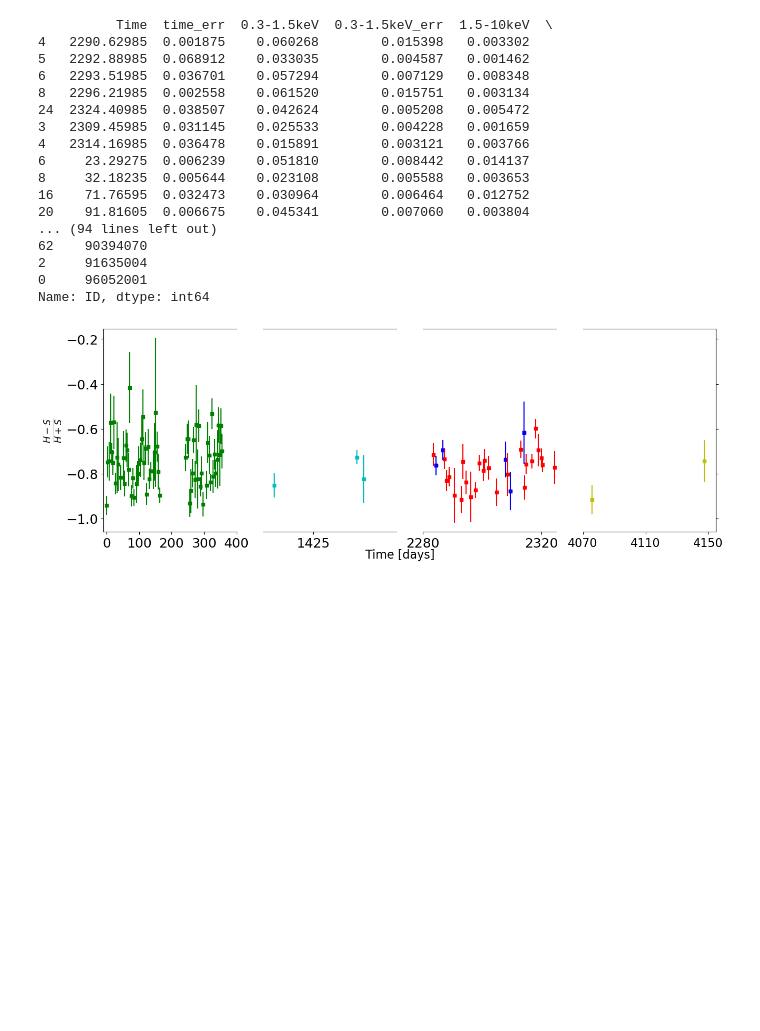
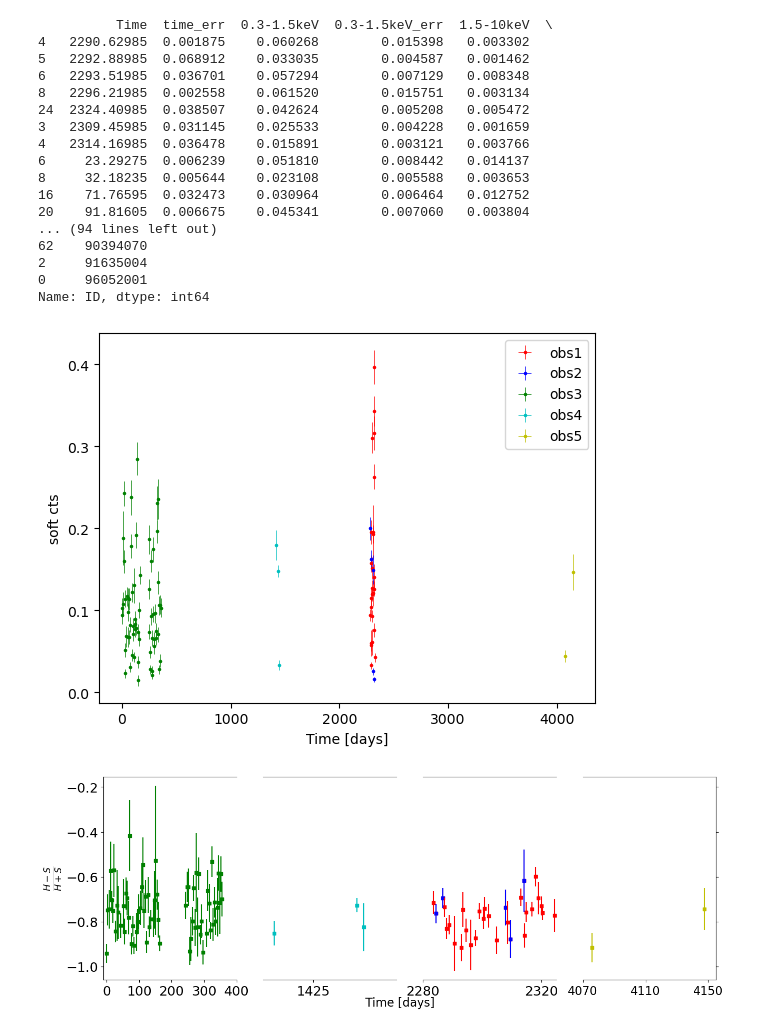
Before and after one commit to martapisci/IRAS_13224-3809, a Jupyter notebook: lc_iras13224-3809.ipynb, the cells around one changed output. Drawn from its saved outputs; the diff is of its cells as text; code cells hidden in the pictures; blank space fills up the shorter version.

Commit message:
added plot softcts vs time, improved readability and variable names

```diff
--- a/lc_iras13224-3809.ipynb
+++ b/lc_iras13224-3809.ipynb
@@ -450,6 +450,53 @@ print(finaldf_faint['ID'])
 2     91635004
 0     96052001
 Name: ID, dtype: int64
+# %%
+#Plotting soft cts vs Time
+x1 = lcurve1['Time']
+xerr1 = lcurve1['time_err']
+y1 = lcurve1['0.3-1.5keV']
+yerr1 = lcurve1['0.3-1.5keV_err']
+
+plt.errorbar(x1,y1,xerr=xerr1,yerr=yerr1, color='r', marker='.',markersize=3,linewidth=0.5, label='obs1', linestyle='None')
+#plt.xscale('log')
+
+x2 = lcurve2['Time']
+xerr2 = lcurve2['time_err']
+y2 = lcurve2['0.3-1.5keV']
+yerr2 = lcurve2['0.3-1.5keV_err']
+
+plt.errorbar(x2, y2,xerr=xerr2,yerr=yerr2, color='b', marker='.',markersize=3,linewidth=0.5, label='obs2',linestyle='None')
+
+x3 = lcurve3['Time']
+xerr3 = lcurve3['time_err']
+y3 = lcurve3['0.3-1.5keV']
+yerr3 = lcurve3['0.3-1.5keV_err']
+
+plt.errorbar(x3, y3,xerr=xerr3,yerr=yerr3, color='g', marker='.',markersize=3,linewidth=0.5, label='obs3',linestyle='None')
+
+
+x4 = lcurve4['Time']
+xerr4 = lcurve4['time_err']
+y4 = lcurve4['0.3-1.5keV']
+yerr4 = lcurve4['0.3-1.5keV_err']
+
+plt.errorbar(x4, y4,xerr=xerr4,yerr=yerr4, color='c', marker='.',markersize=3,linewidth=0.5, label='obs4',linestyle='None')
+
+x5 = lcurve5['Time']
+xerr5 = lcurve5['time_err']
+y5 = lcurve5['0.3-1.5keV']
+yerr5 = lcurve5['0.3-1.5keV_err']
+
+plt.errorbar(x5, y5,xerr=xerr5,yerr=yerr5, color='y', marker='.',markersize=3,linewidth=0.5, label='obs5',linestyle='None')
+
+
+plt.legend()
+plt.xlabel('Time [days]')
+plt.ylabel('soft cts')
+plt.savefig("softcts_vs_time.pdf")
+plt.show()
+# %% [output]
+[figure, added]
 # %%
 #reseparating the observations by time ranges
 finaldf_filteredobs1=finaldf.query('Time < 400')
```
Also changed, not shown: parts of 7 cells of this notebook, 2 other files.
